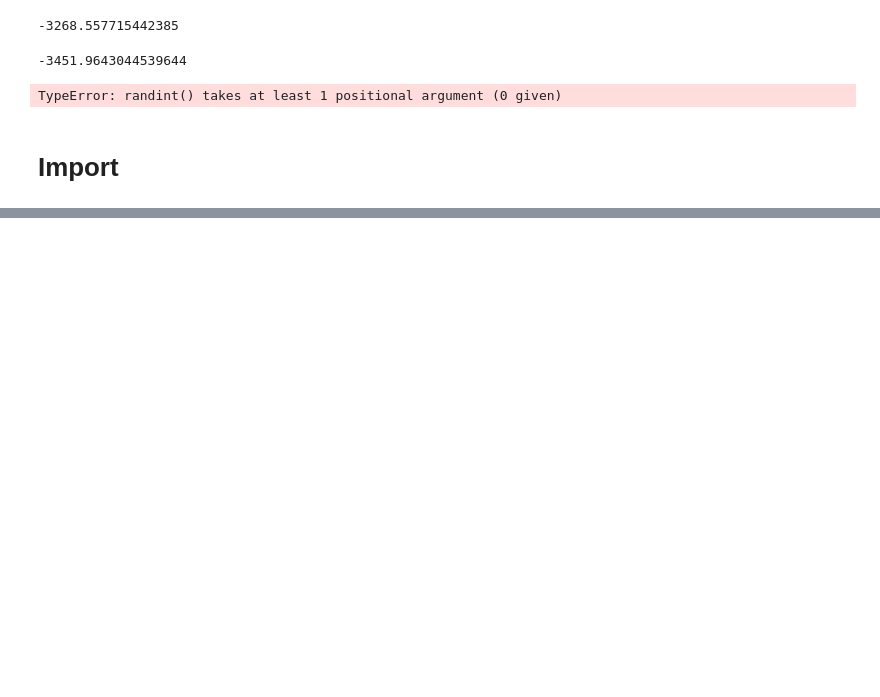
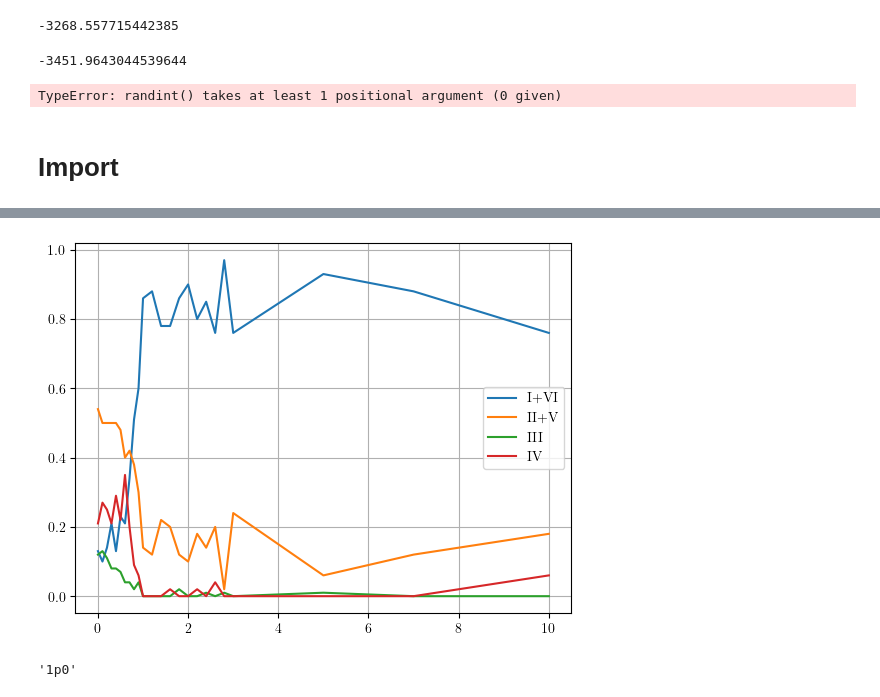
Before and after one commit to leogabac/stuckgs, a Jupyter notebook: src/equilibrium_montecarlo.ipynb, the cells around one changed output, grey strips where cells are left out. Saved outputs shown, nothing was run; the diff lists cells and outputs as text; code cells hidden in the pictures; blank space fills up the shorter version.

Commit message:
still dealing with metropolis, now i want to make many simulations to have some statistics

```diff
--- a/src/equilibrium_montecarlo.ipynb
+++ b/src/equilibrium_montecarlo.ipynb
@@ -131 +131,4 @@ TypeError: randint() takes at least 1 positional argument (0 given)
 # Import
+# %%
+fields = list(range(1,10+1))
+datapath = '/media/frieren/BIG/stuckgs/data/metropolis/1M'
@@ -131,0 +184,24 @@ TypeError: randint() takes at least 1 positional argument (0 given)
+# %%
+counts = pd.read_csv(os.path.join(datapath,'counts.csv'),index_col=['field','type'])
+counts = counts.sort_index()
+counts_vector = np.array([stuff.fraction.to_list() for B,stuff in counts.groupby('field')])
+fields = counts.index.get_level_values('field').unique().to_list()
+# %%
+
+plt.plot(fields,counts_vector[:,0]+counts_vector[:,-1],label='I+VI')
+plt.plot(fields,counts_vector[:,1]+counts_vector[:,-2],label='II+V')
+plt.plot(fields,counts_vector[:,2],label='III')
+plt.plot(fields,counts_vector[:,3],label='IV')
+
+plt.grid()
+plt.legend()
+plt.show()
+# %% [output]
+[figure, added]
+# %%
+x = 1.0
+xstr = str(x)
+xstr = xstr.replace('.','p')
+xstr
+# %% [output]
+'1p0'
```
Also changed, not shown: parts of 11 cells of this notebook, 2 other files.
